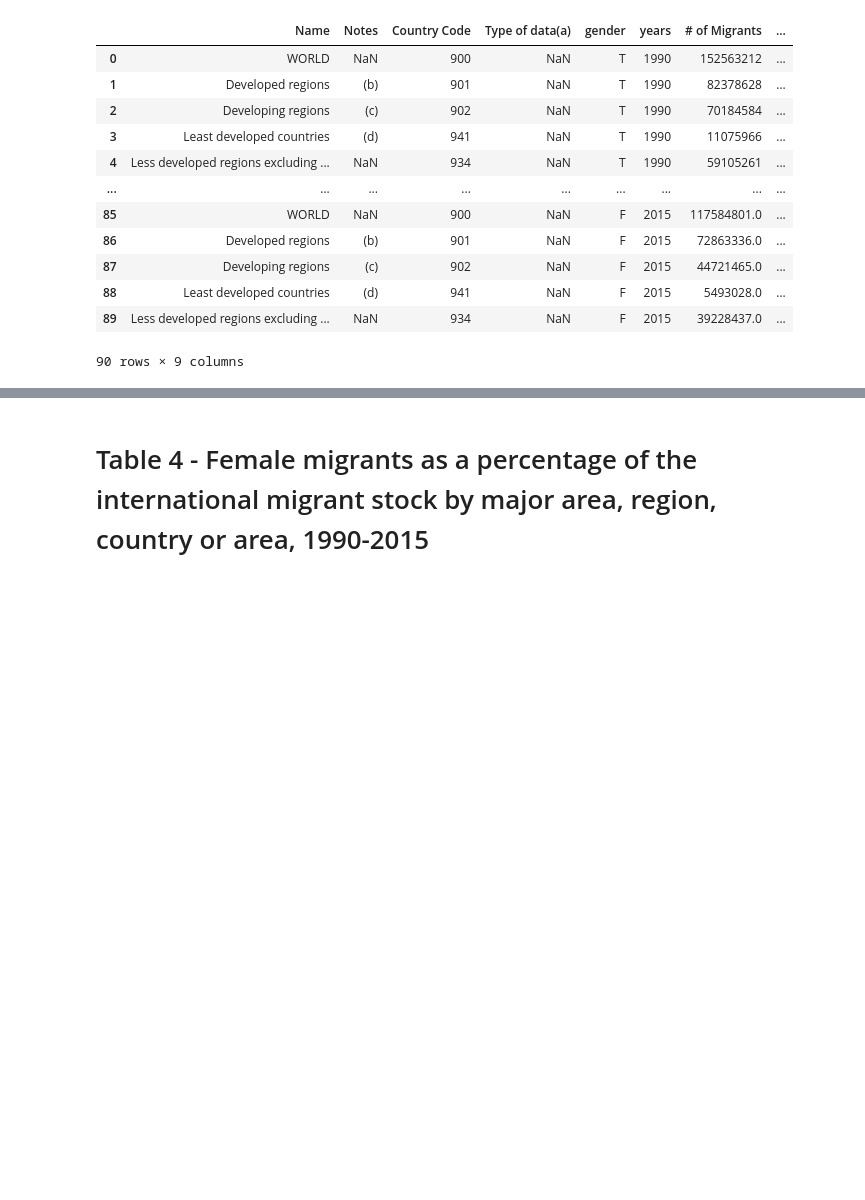
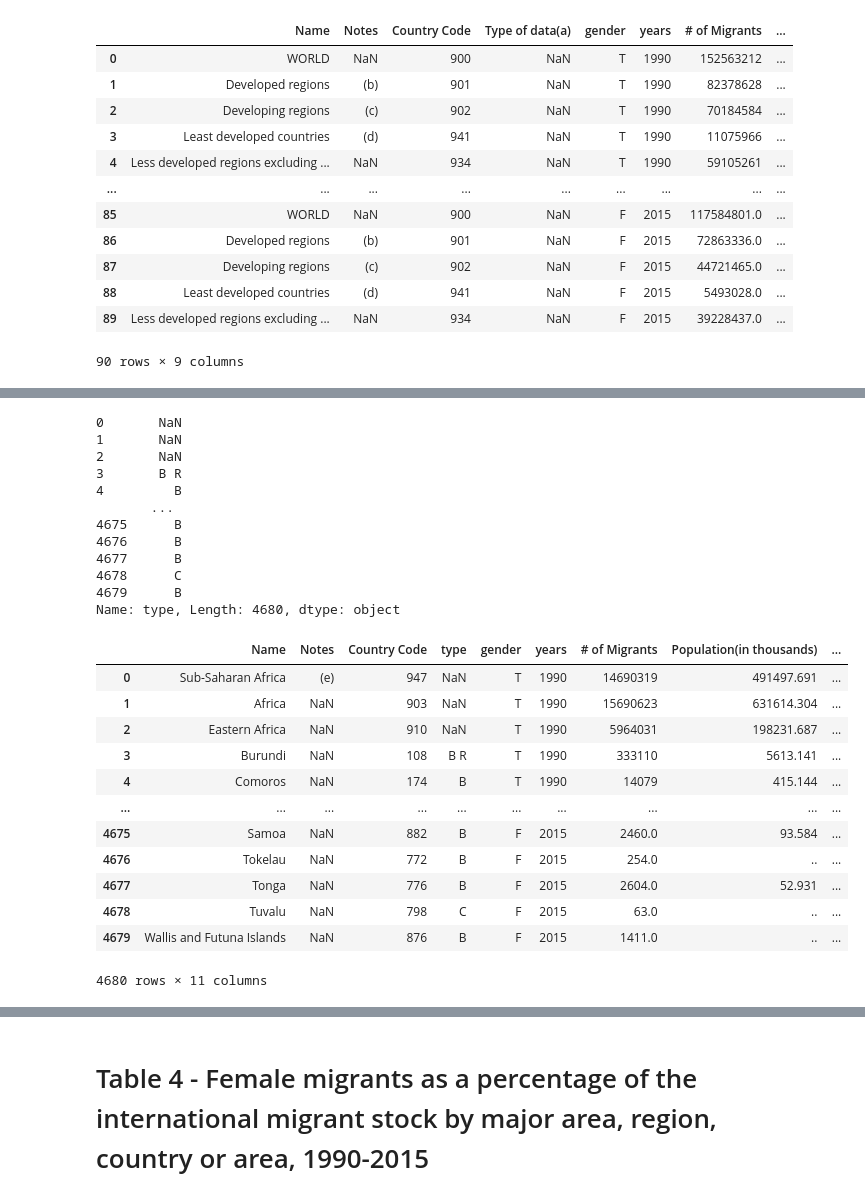
Before and after one commit to zhenwujason/inf1340-ZhenWuJason-Project, a Jupyter notebook: mid-term-project-submissions/data-cleaning.ipynb, the cells around one changed output, grey strips where cells are left out. Drawn from its saved outputs; the diff is of its cells as text; code cells hidden in the pictures; blank space fills up the shorter version.

```diff
--- a/mid-term-project-submissions/data-cleaning.ipynb
+++ b/mid-term-project-submissions/data-cleaning.ipynb
@@ -374,0 +370,4 @@ years - 0%
+# %%
+# Rename Tyoe of Data column for better fixing
+df_table1.rename(columns={'Type of data(a)': "type"}, inplace=True)
+display(df_table1.head(5))
@@ -374,0 +381,49 @@ years - 0%
+# %%
+# Separate the letters in Type data (a)
+# Create a for loop to filter individual letters
+#
+#
+#
+filt = df_table1.assign(ForeignBornPop = lambda x: x["type"] == 'B',
+               ForeignCiti = lambda x: x["type"] == 'C')
+
+
+
+print(df_table1['type'])
+
+
+
+
+#filt = df_table1.filter(lambda x: x.Year.str[0].astype(str), lambda x: x.Year.str[1:].astype(str))
+
+
+#df_table1['filter'] = (df_table1['type'] == 'B') | (df_table1['type'] == 'BR')
+#df = df_table1.filter(df_table1['type'] == 'B')
+#df_table1['ForeignBP'] = (df_table1['type'] == ('B') and str[0] )
+display(filt)
+# %% [output]
+0       NaN
+1       NaN
+2       NaN
+3       B R
+4         B
+       ...
+4675      B
+4676      B
+4677      B
+4678      C
+4679      B
+Name: type, Length: 4680, dtype: object
+|  | Name | Notes | Country Code | type | gender | years | # of Migrants | Population(in thousands) | ... |
+| 0 | Sub-Saharan Africa | (e) | 947 | NaN | T | 1990 | 14690319 | 491497.691 | ... |
+| 1 | Africa | NaN | 903 | NaN | T | 1990 | 15690623 | 631614.304 | ... |
+| 2 | Eastern Africa | NaN | 910 | NaN | T | 1990 | 5964031 | 198231.687 | ... |
+| 3 | Burundi | NaN | 108 | B R | T | 1990 | 333110 | 5613.141 | ... |
+| 4 | Comoros | NaN | 174 | B | T | 1990 | 14079 | 415.144 | ... |
+| ... | ... | ... | ... | ... | ... | ... | ... | ... | ... |
+| 4675 | Samoa | NaN | 882 | B | F | 2015 | 2460.0 | 93.584 | ... |
+| 4676 | Tokelau | NaN | 772 | B | F | 2015 | 254.0 | .. | ... |
+| 4677 | Tonga | NaN | 776 | B | F | 2015 | 2604.0 | 52.931 | ... |
+| 4678 | Tuvalu | NaN | 798 | C | F | 2015 | 63.0 | .. | ... |
+| 4679 | Wallis and Futuna Islands | NaN | 876 | B | F | 2015 | 1411.0 | .. | ... |
+4680 rows × 11 columns
```
Also changed, not shown: parts of 6 cells of this notebook, 2 other files.
